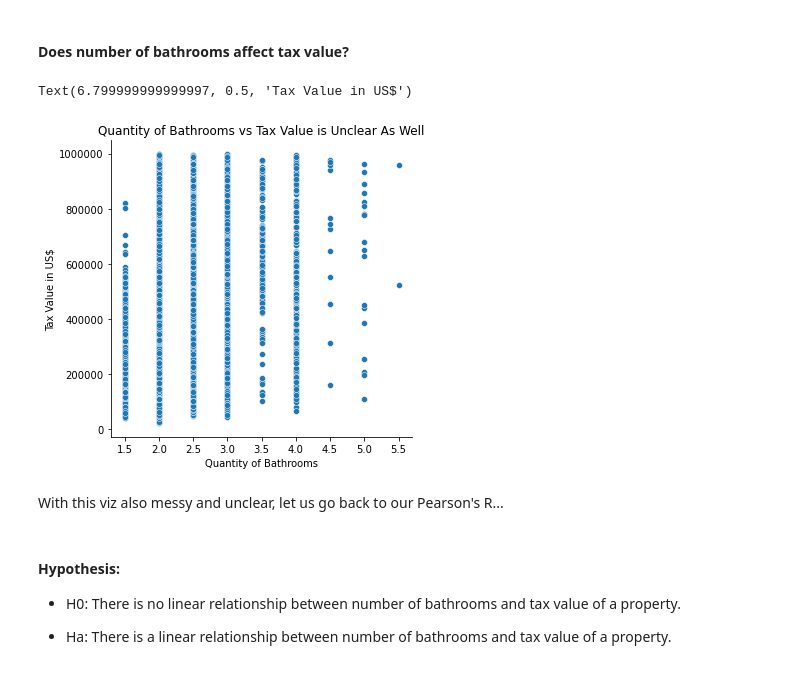
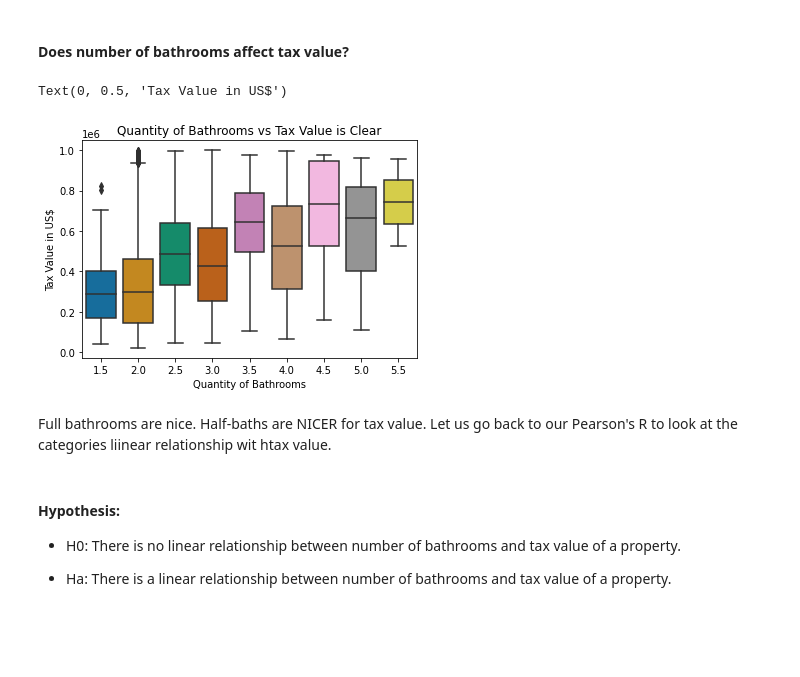
Before and after one commit to jnolf/codeup-regression-project, a Jupyter notebook: Final_Zillow_Report.ipynb, the cells around one changed output. Drawn from its saved outputs; the diff is of its cells as text; code cells hidden in the pictures; blank space fills up the shorter version.

```diff
--- a/Final_Zillow_Report.ipynb
+++ b/Final_Zillow_Report.ipynb
@@ -251,17 +249,15 @@ We can use our statistical analysis to determine that there is a linear relation
 # %% [markdown]
 #### Does number of bathrooms affect tax value?
 # %%
-sns.relplot(x ='bathrooms', y ='tax_value', data = train,
-            palette = 'colorblind',kind = 'scatter')
-plt.title('Quantity of Bathrooms vs Tax Value is Unclear As Well')
-plt.ticklabel_format(style = 'plain')
+sns.boxplot(x ='bathrooms', y ='tax_value', data = train, palette ='colorblind')
+plt.title('Quantity of Bathrooms vs Tax Value is Clear')
 plt.xlabel('Quantity of Bathrooms')
 plt.ylabel('Tax Value in US$')
 # %% [output]
-Text(6.799999999999997, 0.5, 'Tax Value in US$')
+Text(0, 0.5, 'Tax Value in US$')
-[figure, old version]
+[figure, new version]
-# %% [markdown]
-With this viz also messy and unclear, let us go back to our Pearson's R...
+# %% [markdown]
+Full bathrooms are nice. Half-baths are NICER for tax value. Let us go back to our Pearson's R to look at the categories liinear relationship wit htax value.
 # %% [markdown]
 #### Hypothesis:
  - H0: There is no linear relationship between number of bathrooms and tax value of a property.
```
Also changed, not shown: parts of 6 cells of this notebook, 1 other file.
